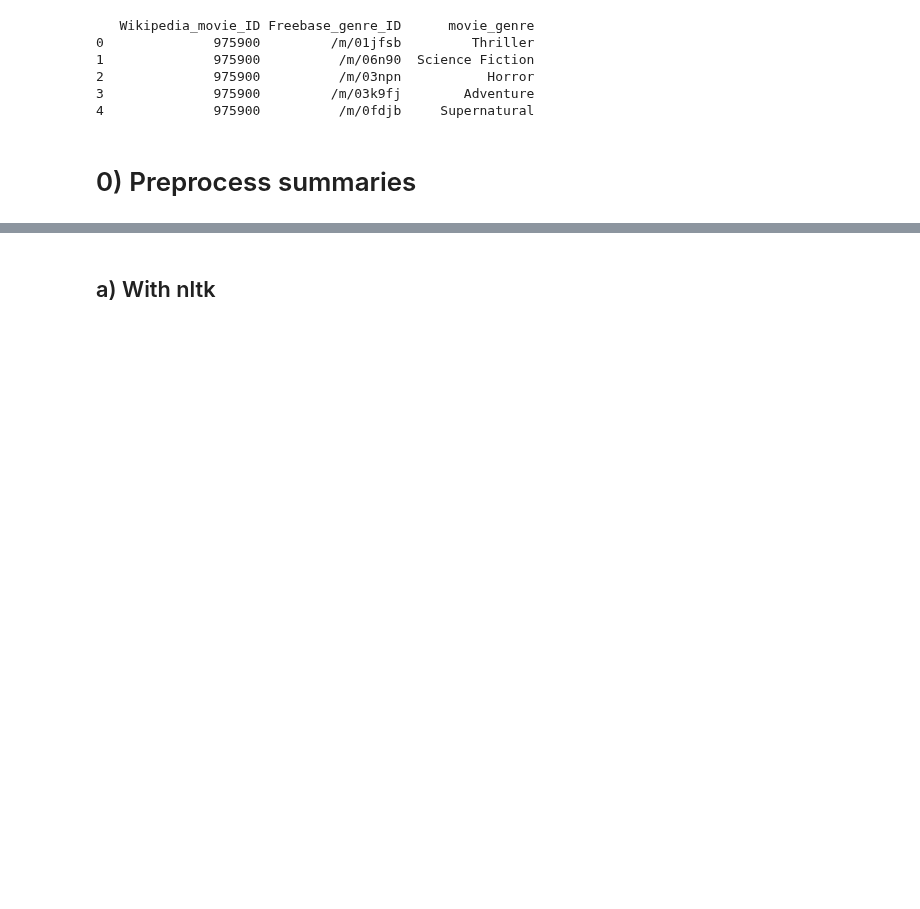
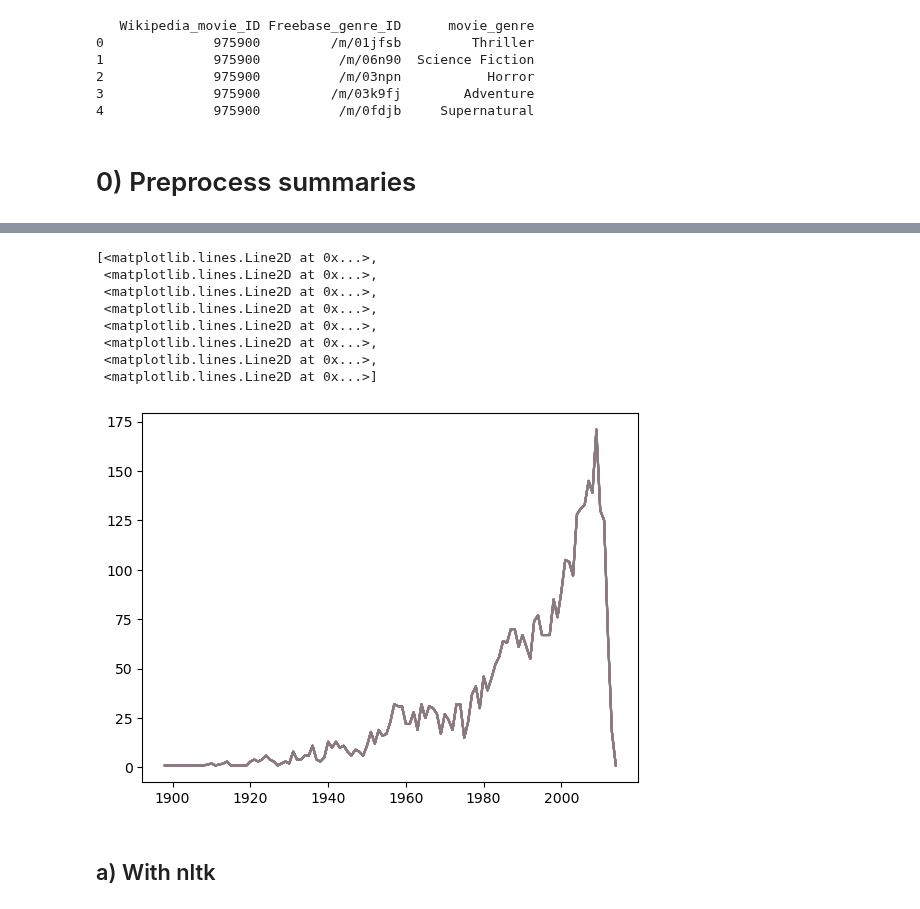
Before and after one commit to epfl-ada/ada-2023-project-thepiratesofthestreet, a Jupyter notebook: Topic_Model_sklearn.ipynb, the cells around one changed output, grey strips where cells are left out. Drawn from its saved outputs; the diff is of its cells as text; code cells hidden in the pictures; blank space fills up the shorter version.

```diff
--- a/Topic_Model_sklearn.ipynb
+++ b/Topic_Model_sklearn.ipynb
@@ -58,3 +119,15 @@ nlp = spacy.load("en_core_web_sm")
+# %%
+plt.plot(res.groupby('release_year').agg('count'))
+# %% [output]
+[<matplotlib.lines.Line2D at 0x...>,
+ <matplotlib.lines.Line2D at 0x...>,
+ <matplotlib.lines.Line2D at 0x...>,
+ <matplotlib.lines.Line2D at 0x...>,
+ <matplotlib.lines.Line2D at 0x...>,
+ <matplotlib.lines.Line2D at 0x...>,
+ <matplotlib.lines.Line2D at 0x...>,
+ <matplotlib.lines.Line2D at 0x...>]
+[figure, added]
 # %% [markdown]
 ## a) With nltk
 # %%
```
Also changed, not shown: parts of 24 cells of this notebook, 4 other files.
